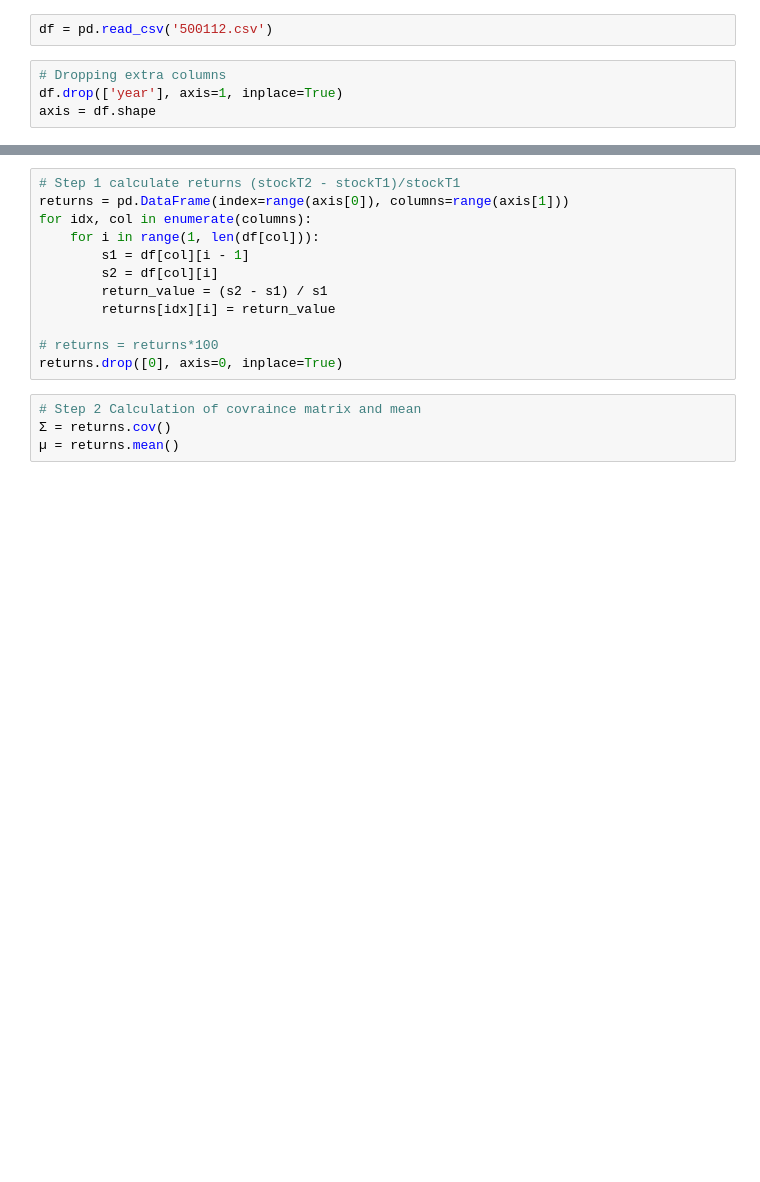
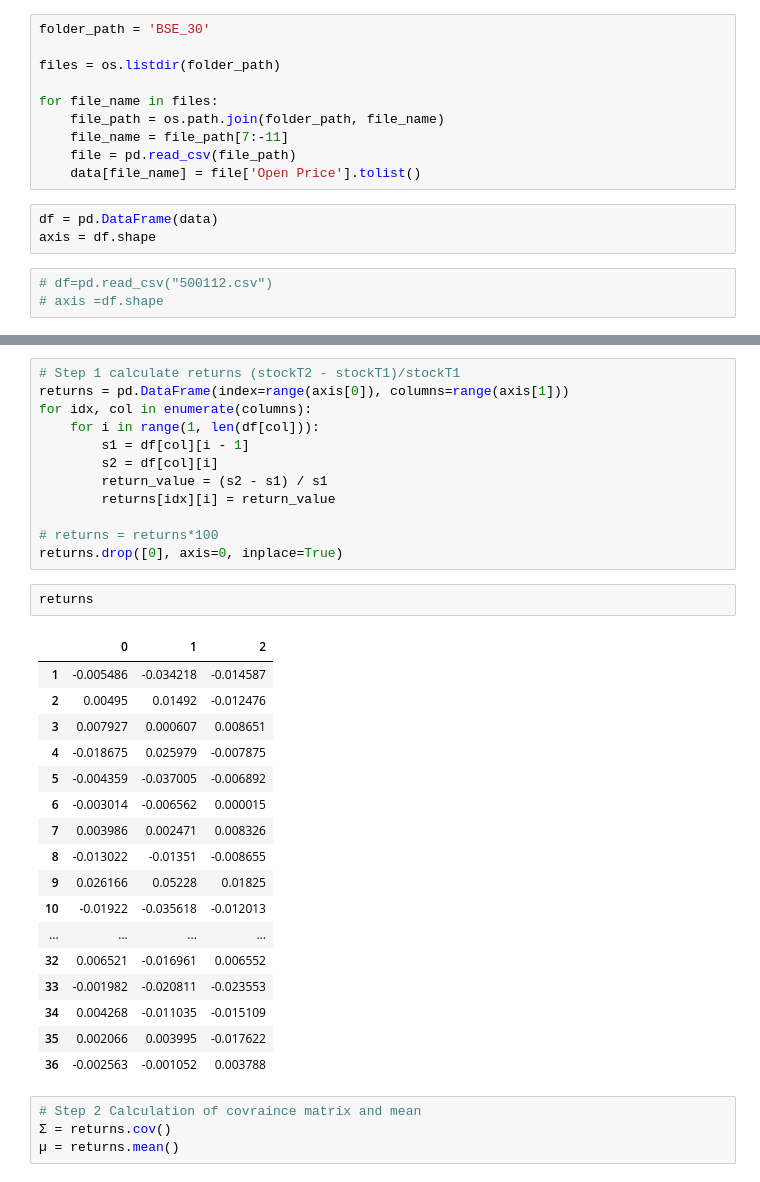
Before and after one commit to dhananjayjindal/Majorproject, a Jupyter notebook: multivariable.ipynb, the cells around one changed output, grey strips where cells are left out. Drawn from its saved outputs; the diff is of its cells as text; blank space fills up the shorter version.

Commit message:
added data bse 30

```diff
--- a/multivariable.ipynb
+++ b/multivariable.ipynb
@@ -7,6 +13,16 @@ optimizer = Optimizer()
+# %%
+folder_path = 'BSE_30'
+
+files = os.listdir(folder_path)
+
+for file_name in files:
+    file_path = os.path.join(folder_path, file_name)
+    file_name = file_path[7:-11]
+    file = pd.read_csv(file_path)
+    data[file_name] = file['Open Price'].tolist()
+# %%
+df = pd.DataFrame(data)
+axis = df.shape
 # %%
-df = pd.read_csv('500112.csv')
+# df=pd.read_csv("500112.csv")
+# axis =df.shape
-# %%
-# Dropping extra columns
-df.drop(['year'], axis=1, inplace=True)
-axis = df.shape
@@ -25,6 +43,26 @@ for idx, col in enumerate(columns):
 
 # returns = returns*100
 returns.drop([0], axis=0, inplace=True)
+# %%
+returns
+# %% [output]
+|  | 0 | 1 | 2 |
+| 1 | -0.005486 | -0.034218 | -0.014587 |
+| 2 | 0.00495 | 0.01492 | -0.012476 |
+| 3 | 0.007927 | 0.000607 | 0.008651 |
+| 4 | -0.018675 | 0.025979 | -0.007875 |
+| 5 | -0.004359 | -0.037005 | -0.006892 |
+| 6 | -0.003014 | -0.006562 | 0.000015 |
+| 7 | 0.003986 | 0.002471 | 0.008326 |
+| 8 | -0.013022 | -0.01351 | -0.008655 |
+| 9 | 0.026166 | 0.05228 | 0.01825 |
+| 10 | -0.01922 | -0.035618 | -0.012013 |
+| ... | ... | ... | ... |
+| 32 | 0.006521 | -0.016961 | 0.006552 |
+| 33 | -0.001982 | -0.020811 | -0.023553 |
+| 34 | 0.004268 | -0.011035 | -0.015109 |
+| 35 | 0.002066 | 0.003995 | -0.017622 |
+| 36 | -0.002563 | -0.001052 | 0.003788 |
 # %%
 # Step 2 Calculation of covraince matrix and mean
 Σ = returns.cov()
```
Also changed, not shown: parts of 11 cells of this notebook, 33 other files.
